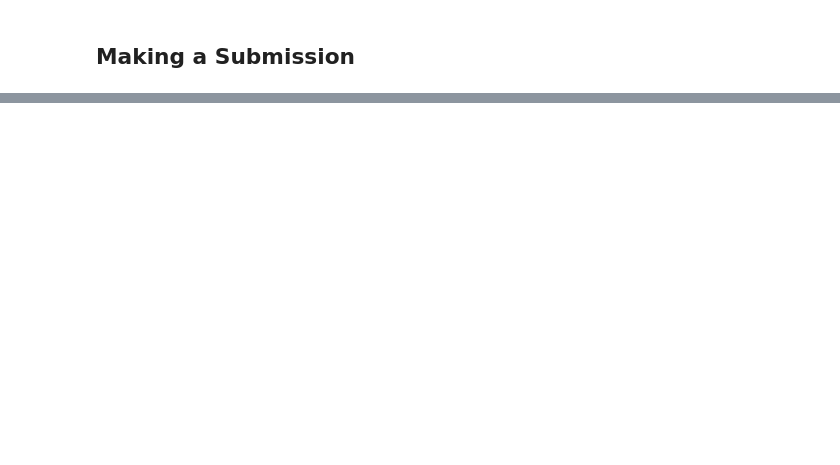
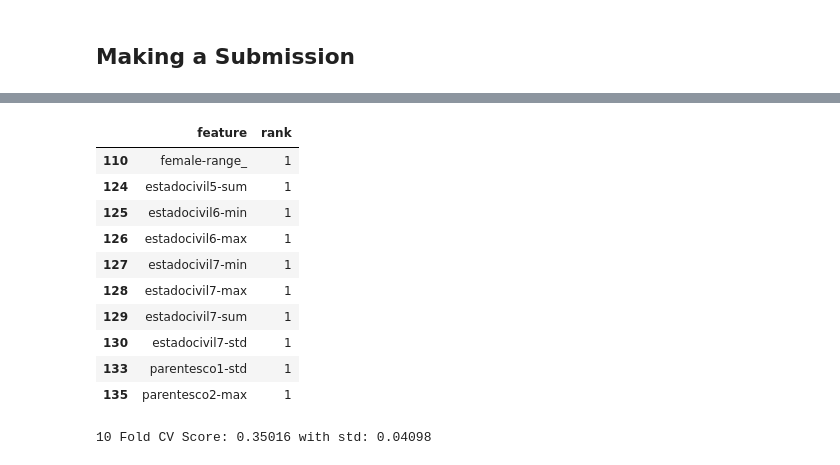
Before and after one commit to sinjy1203/kaggle_studying, a Jupyter notebook: Household_Poverty_1.ipynb, the cells around one changed output, grey strips where cells are left out. Saved outputs shown, nothing was run; the diff lists cells and outputs as text; code cells hidden in the pictures; blank space fills up the shorter version.

```diff
--- a/Household_Poverty_1.ipynb
+++ b/Household_Poverty_1.ipynb
@@ -1151,0 +1219,15 @@ model_results.reset_index(inplace=True)
+# %%
+rankings = pd.DataFrame({'feature': list(train_set.columns), 'rank': list(selector.ranking_)}).sort_values('rank')
+rankings.head(10)
+# %% [output]
+|  | feature | rank |
+| 110 | female-range_ | 1 |
+| 124 | estadocivil5-sum | 1 |
+| 125 | estadocivil6-min | 1 |
+| 126 | estadocivil6-max | 1 |
+| 127 | estadocivil7-min | 1 |
+| 128 | estadocivil7-max | 1 |
+| 129 | estadocivil7-sum | 1 |
+| 130 | estadocivil7-std | 1 |
+| 133 | parentesco1-std | 1 |
+| 135 | parentesco2-max | 1 |
@@ -1151,0 +1241,4 @@ model_results.reset_index(inplace=True)
+# %%
+model_results = cv_model(train_selected, train_labels, model, 'RF-SEL', model_results)
+# %% [output]
+10 Fold CV Score: 0.35016 with std: 0.04098
```
Also changed, not shown: parts of 30 cells of this notebook.
